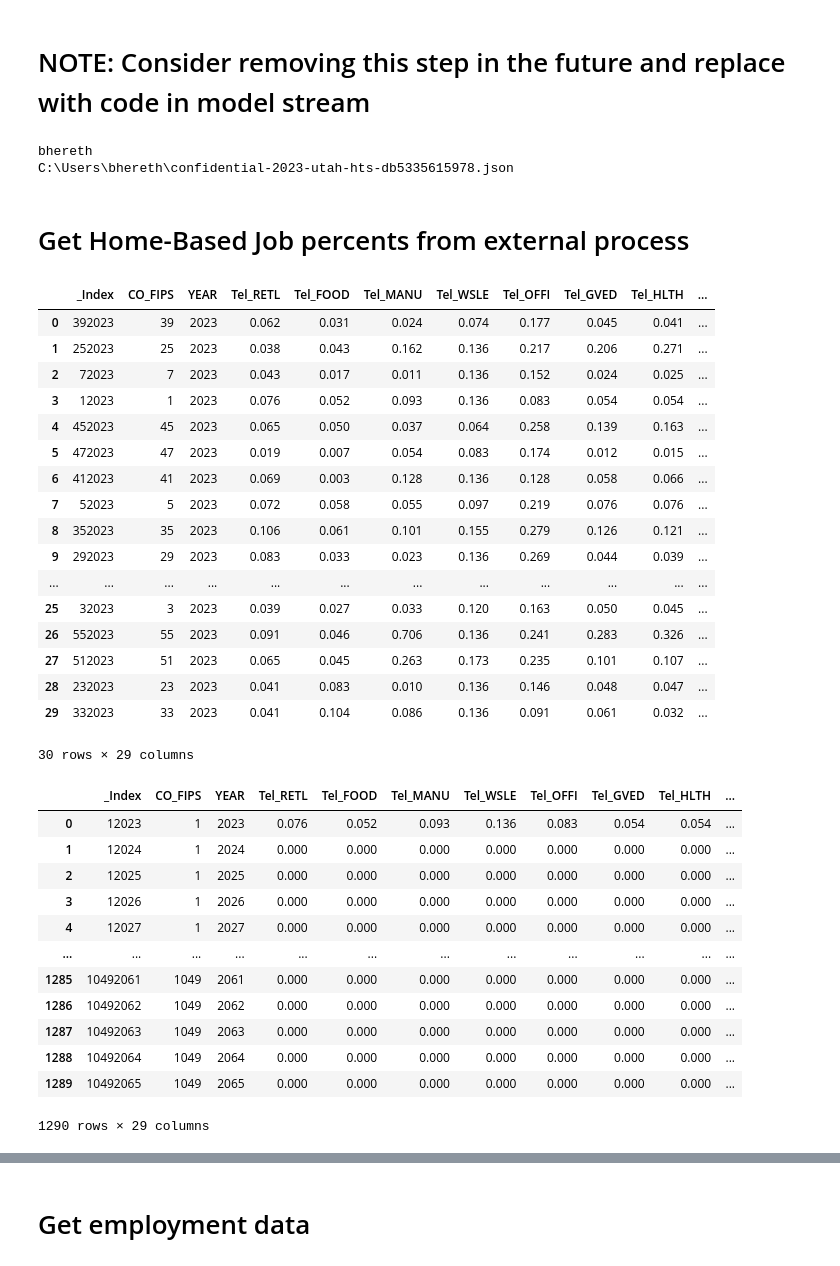
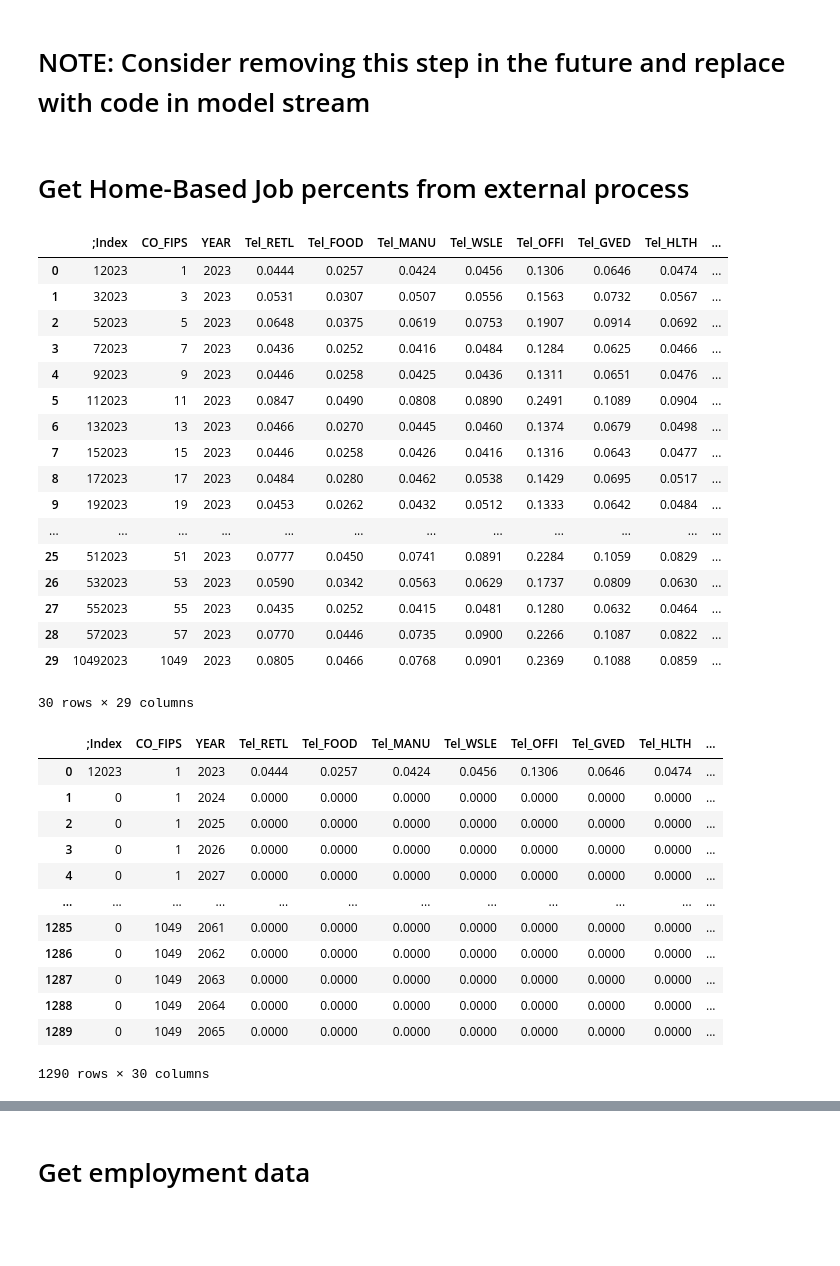
Before and after one commit to WFRCAnalytics/TDM-INP-Socioeconomic-Control-Totals, a Jupyter notebook: 4-Apply-Home-Based-Jobs.ipynb, the cells around one changed output, grey strips where cells are left out. Cells and saved outputs as stored; diff of their text form; code cells hidden in the pictures; blank space fills up the shorter version.

Commit message:
Update with updated HBJ data using WFRC method and 1-year acs

```diff
--- a/4-Apply-Home-Based-Jobs.ipynb
+++ b/4-Apply-Home-Based-Jobs.ipynb
@@ -4,39 +4,29 @@
 import pandas as pd
 import os
 import numpy as np
-
-# import global TDM functions
-import sys
-sys.path.insert(0, '../Resources/2-Python/global-functions')
-import BigQuery
-
-client = BigQuery.getBigQueryClient_Confidential2023UtahHTS()
-# %% [output]
-bhereth
-C:\Users\bhereth\confidential-2023-utah-hts-db5335615978.json
 # %% [markdown]
 # Get Home-Based Job percents from external process
 # %%
-wah_df = client.query("SELECT * FROM `wfrc-modeling-data.ext_rsg_wah_2023.control_total_work_at_home_2023`").to_dataframe()
+wah_df = pd.read_csv(r"data\WAH-BaseYear-Chris-20251222\ControlTotal_WorkAtHome_2023.csv")
 wah_df
 # %% [output]
-|  | _Index | CO_FIPS | YEAR | Tel_RETL | Tel_FOOD | Tel_MANU | Tel_WSLE | Tel_OFFI | Tel_GVED | Tel_HLTH | ... |
-| 0 | 392023 | 39 | 2023 | 0.062 | 0.031 | 0.024 | 0.074 | 0.177 | 0.045 | 0.041 | ... |
-| 1 | 252023 | 25 | 2023 | 0.038 | 0.043 | 0.162 | 0.136 | 0.217 | 0.206 | 0.271 | ... |
-| 2 | 72023 | 7 | 2023 | 0.043 | 0.017 | 0.011 | 0.136 | 0.152 | 0.024 | 0.025 | ... |
-| 3 | 12023 | 1 | 2023 | 0.076 | 0.052 | 0.093 | 0.136 | 0.083 | 0.054 | 0.054 | ... |
-| 4 | 452023 | 45 | 2023 | 0.065 | 0.050 | 0.037 | 0.064 | 0.258 | 0.139 | 0.163 | ... |
-| 5 | 472023 | 47 | 2023 | 0.019 | 0.007 | 0.054 | 0.083 | 0.174 | 0.012 | 0.015 | ... |
-| 6 | 412023 | 41 | 2023 | 0.069 | 0.003 | 0.128 | 0.136 | 0.128 | 0.058 | 0.066 | ... |
-| 7 | 52023 | 5 | 2023 | 0.072 | 0.058 | 0.055 | 0.097 | 0.219 | 0.076 | 0.076 | ... |
-| 8 | 352023 | 35 | 2023 | 0.106 | 0.061 | 0.101 | 0.155 | 0.279 | 0.126 | 0.121 | ... |
-| 9 | 292023 | 29 | 2023 | 0.083 | 0.033 | 0.023 | 0.136 | 0.269 | 0.044 | 0.039 | ... |
+|  | ;Index | CO_FIPS | YEAR | Tel_RETL | Tel_FOOD | Tel_MANU | Tel_WSLE | Tel_OFFI | Tel_GVED | Tel_HLTH | ... |
+| 0 | 12023 | 1 | 2023 | 0.0444 | 0.0257 | 0.0424 | 0.0456 | 0.1306 | 0.0646 | 0.0474 | ... |
+| 1 | 32023 | 3 | 2023 | 0.0531 | 0.0307 | 0.0507 | 0.0556 | 0.1563 | 0.0732 | 0.0567 | ... |
+| 2 | 52023 | 5 | 2023 | 0.0648 | 0.0375 | 0.0619 | 0.0753 | 0.1907 | 0.0914 | 0.0692 | ... |
+| 3 | 72023 | 7 | 2023 | 0.0436 | 0.0252 | 0.0416 | 0.0484 | 0.1284 | 0.0625 | 0.0466 | ... |
+| 4 | 92023 | 9 | 2023 | 0.0446 | 0.0258 | 0.0425 | 0.0436 | 0.1311 | 0.0651 | 0.0476 | ... |
+| 5 | 112023 | 11 | 2023 | 0.0847 | 0.0490 | 0.0808 | 0.0890 | 0.2491 | 0.1089 | 0.0904 | ... |
+| 6 | 132023 | 13 | 2023 | 0.0466 | 0.0270 | 0.0445 | 0.0460 | 0.1374 | 0.0679 | 0.0498 | ... |
+| 7 | 152023 | 15 | 2023 | 0.0446 | 0.0258 | 0.0426 | 0.0416 | 0.1316 | 0.0643 | 0.0477 | ... |
+| 8 | 172023 | 17 | 2023 | 0.0484 | 0.0280 | 0.0462 | 0.0538 | 0.1429 | 0.0695 | 0.0517 | ... |
+| 9 | 192023 | 19 | 2023 | 0.0453 | 0.0262 | 0.0432 | 0.0512 | 0.1333 | 0.0642 | 0.0484 | ... |
 | ... | ... | ... | ... | ... | ... | ... | ... | ... | ... | ... | ... |
-| 25 | 32023 | 3 | 2023 | 0.039 | 0.027 | 0.033 | 0.120 | 0.163 | 0.050 | 0.045 | ... |
-| 26 | 552023 | 55 | 2023 | 0.091 | 0.046 | 0.706 | 0.136 | 0.241 | 0.283 | 0.326 | ... |
-| 27 | 512023 | 51 | 2023 | 0.065 | 0.045 | 0.263 | 0.173 | 0.235 | 0.101 | 0.107 | ... |
-| 28 | 232023 | 23 | 2023 | 0.041 | 0.083 | 0.010 | 0.136 | 0.146 | 0.048 | 0.047 | ... |
-| 29 | 332023 | 33 | 2023 | 0.041 | 0.104 | 0.086 | 0.136 | 0.091 | 0.061 | 0.032 | ... |
+| 25 | 512023 | 51 | 2023 | 0.0777 | 0.0450 | 0.0741 | 0.0891 | 0.2284 | 0.1059 | 0.0829 | ... |
+| 26 | 532023 | 53 | 2023 | 0.0590 | 0.0342 | 0.0563 | 0.0629 | 0.1737 | 0.0809 | 0.0630 | ... |
+| 27 | 552023 | 55 | 2023 | 0.0435 | 0.0252 | 0.0415 | 0.0481 | 0.1280 | 0.0632 | 0.0464 | ... |
+| 28 | 572023 | 57 | 2023 | 0.0770 | 0.0446 | 0.0735 | 0.0900 | 0.2266 | 0.1087 | 0.0822 | ... |
+| 29 | 10492023 | 1049 | 2023 | 0.0805 | 0.0466 | 0.0768 | 0.0901 | 0.2369 | 0.1088 | 0.0859 | ... |
 30 rows × 29 columns
 # %%
 # FOR INCOMPLETE WAH DATA, SET WAH VALUES TO ZERO FOR ALL FORECAST YEARS
@@ -86,19 +76,19 @@ wah_full_df['_Index'] = wah_full_df['CO_FIPS'] * 10000 + wah_full_df['YEAR']
 
 wah_full_df
 # %% [output]
-|  | _Index | CO_FIPS | YEAR | Tel_RETL | Tel_FOOD | Tel_MANU | Tel_WSLE | Tel_OFFI | Tel_GVED | Tel_HLTH | ... |
-| 0 | 12023 | 1 | 2023 | 0.076 | 0.052 | 0.093 | 0.136 | 0.083 | 0.054 | 0.054 | ... |
-| 1 | 12024 | 1 | 2024 | 0.000 | 0.000 | 0.000 | 0.000 | 0.000 | 0.000 | 0.000 | ... |
-| 2 | 12025 | 1 | 2025 | 0.000 | 0.000 | 0.000 | 0.000 | 0.000 | 0.000 | 0.000 | ... |
-| 3 | 12026 | 1 | 2026 | 0.000 | 0.000 | 0.000 | 0.000 | 0.000 | 0.000 | 0.000 | ... |
-| 4 | 12027 | 1 | 2027 | 0.000 | 0.000 | 0.000 | 0.000 | 0.000 | 0.000 | 0.000 | ... |
+|  | ;Index | CO_FIPS | YEAR | Tel_RETL | Tel_FOOD | Tel_MANU | Tel_WSLE | Tel_OFFI | Tel_GVED | Tel_HLTH | ... |
+| 0 | 12023 | 1 | 2023 | 0.0444 | 0.0257 | 0.0424 | 0.0456 | 0.1306 | 0.0646 | 0.0474 | ... |
+| 1 | 0 | 1 | 2024 | 0.0000 | 0.0000 | 0.0000 | 0.0000 | 0.0000 | 0.0000 | 0.0000 | ... |
+| 2 | 0 | 1 | 2025 | 0.0000 | 0.0000 | 0.0000 | 0.0000 | 0.0000 | 0.0000 | 0.0000 | ... |
+| 3 | 0 | 1 | 2026 | 0.0000 | 0.0000 | 0.0000 | 0.0000 | 0.0000 | 0.0000 | 0.0000 | ... |
+| 4 | 0 | 1 | 2027 | 0.0000 | 0.0000 | 0.0000 | 0.0000 | 0.0000 | 0.0000 | 0.0000 | ... |
 | ... | ... | ... | ... | ... | ... | ... | ... | ... | ... | ... | ... |
-| 1285 | 10492061 | 1049 | 2061 | 0.000 | 0.000 | 0.000 | 0.000 | 0.000 | 0.000 | 0.000 | ... |
-| 1286 | 10492062 | 1049 | 2062 | 0.000 | 0.000 | 0.000 | 0.000 | 0.000 | 0.000 | 0.000 | ... |
-| 1287 | 10492063 | 1049 | 2063 | 0.000 | 0.000 | 0.000 | 0.000 | 0.000 | 0.000 | 0.000 | ... |
-| 1288 | 10492064 | 1049 | 2064 | 0.000 | 0.000 | 0.000 | 0.000 | 0.000 | 0.000 | 0.000 | ... |
-| 1289 | 10492065 | 1049 | 2065 | 0.000 | 0.000 | 0.000 | 0.000 | 0.000 | 0.000 | 0.000 | ... |
+| 1285 | 0 | 1049 | 2061 | 0.0000 | 0.0000 | 0.0000 | 0.0000 | 0.0000 | 0.0000 | 0.0000 | ... |
+| 1286 | 0 | 1049 | 2062 | 0.0000 | 0.0000 | 0.0000 | 0.0000 | 0.0000 | 0.0000 | 0.0000 | ... |
+| 1287 | 0 | 1049 | 2063 | 0.0000 | 0.0000 | 0.0000 | 0.0000 | 0.0000 | 0.0000 | 0.0000 | ... |
+| 1288 | 0 | 1049 | 2064 | 0.0000 | 0.0000 | 0.0000 | 0.0000 | 0.0000 | 0.0000 | 0.0000 | ... |
+| 1289 | 0 | 1049 | 2065 | 0.0000 | 0.0000 | 0.0000 | 0.0000 | 0.0000 | 0.0000 | 0.0000 | ... |
-1290 rows × 29 columns
+1290 rows × 30 columns
 # %%
 # normalize WAH data to long format
 
```
Also changed, not shown: parts of 6 cells of this notebook, 4 other files.
